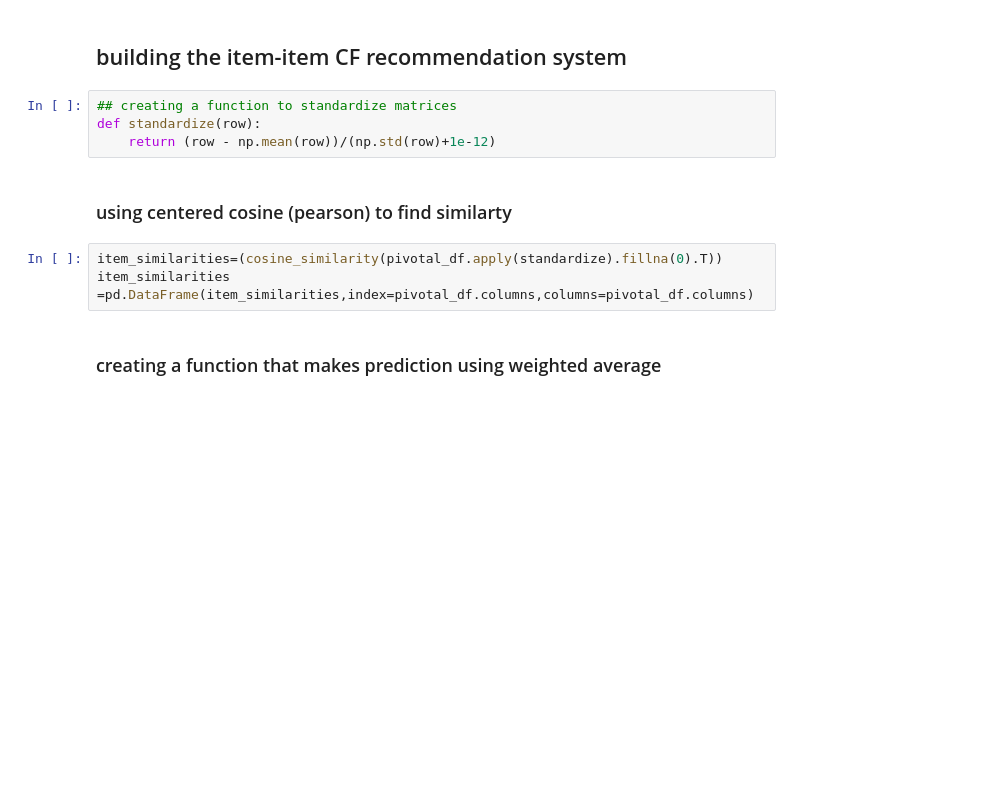
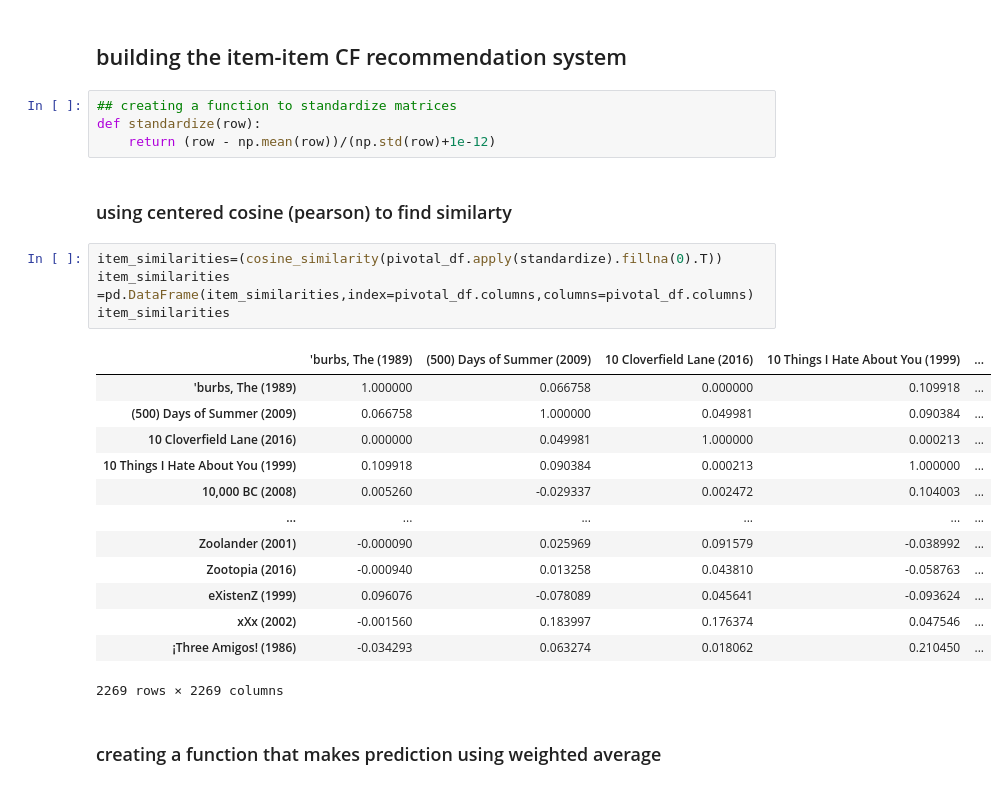
Before and after one commit to NabilYimer/MovieLensSpectrum-Personalized-Movie-Recommendations-with-Collaborative-Filtering-Expertise, a Jupyter notebook: MovieLensSpectrum.ipynb, the cells around one changed output. Cells and saved outputs as stored; diff of their text form; blank space fills up the shorter version.

```diff
--- a/MovieLensSpectrum.ipynb
+++ b/MovieLensSpectrum.ipynb
@@ -92,14 +92,29 @@ plt.show()
 # %% [markdown]
 ## building the item-item CF recommendation system
-# %%
-## creating a function to standardize matrices
-def standardize(row):
-    return (row - np.mean(row))/(np.std(row)+1e-12)
-# %% [markdown]
-### using centered cosine (pearson) to find similarty
+# %%
+## creating a function to standardize matrices
+def standardize(row):
+    return (row - np.mean(row))/(np.std(row)+1e-12)
+# %% [markdown]
+### using centered cosine (pearson) to find similarty
 # %%
 item_similarities=(cosine_similarity(pivotal_df.apply(standardize).fillna(0).T))
 item_similarities =pd.DataFrame(item_similarities,index=pivotal_df.columns,columns=pivotal_df.columns)
+item_similarities
+# %% [output]
+|  | 'burbs, The (1989) | (500) Days of Summer (2009) | 10 Cloverfield Lane (2016) | 10 Things I Hate About You (1999) | ... |
+| 'burbs, The (1989) | 1.000000 | 0.066758 | 0.000000 | 0.109918 | ... |
+| (500) Days of Summer (2009) | 0.066758 | 1.000000 | 0.049981 | 0.090384 | ... |
+| 10 Cloverfield Lane (2016) | 0.000000 | 0.049981 | 1.000000 | 0.000213 | ... |
+| 10 Things I Hate About You (1999) | 0.109918 | 0.090384 | 0.000213 | 1.000000 | ... |
+| 10,000 BC (2008) | 0.005260 | -0.029337 | 0.002472 | 0.104003 | ... |
+| ... | ... | ... | ... | ... | ... |
+| Zoolander (2001) | -0.000090 | 0.025969 | 0.091579 | -0.038992 | ... |
+| Zootopia (2016) | -0.000940 | 0.013258 | 0.043810 | -0.058763 | ... |
+| eXistenZ (1999) | 0.096076 | -0.078089 | 0.045641 | -0.093624 | ... |
+| xXx (2002) | -0.001560 | 0.183997 | 0.176374 | 0.047546 | ... |
+| ¡Three Amigos! (1986) | -0.034293 | 0.063274 | 0.018062 | 0.210450 | ... |
+2269 rows × 2269 columns
 # %% [markdown]
 ### creating a function that makes prediction using weighted average
 # %%
```
Also changed, not shown: parts of 22 cells of this notebook.
